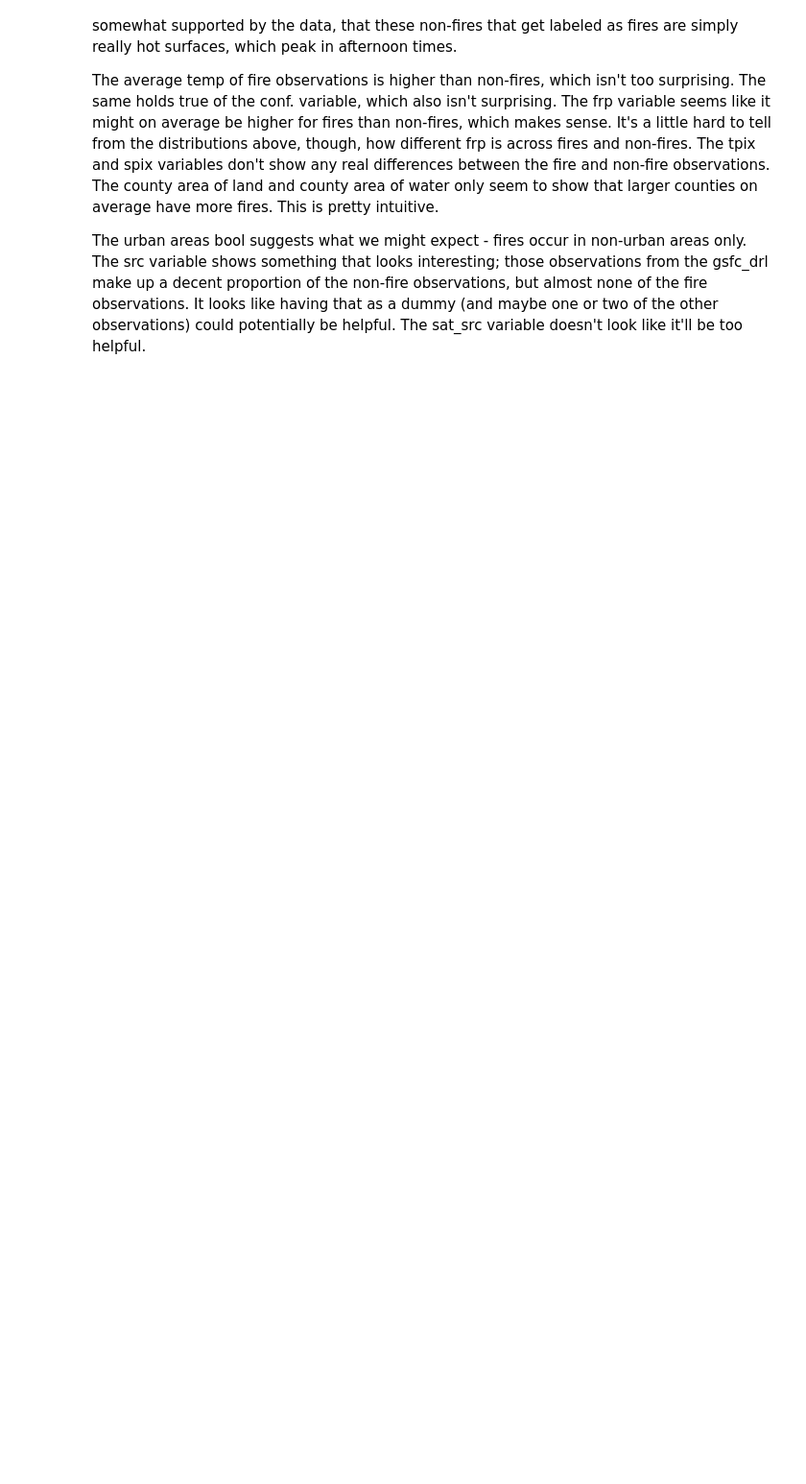
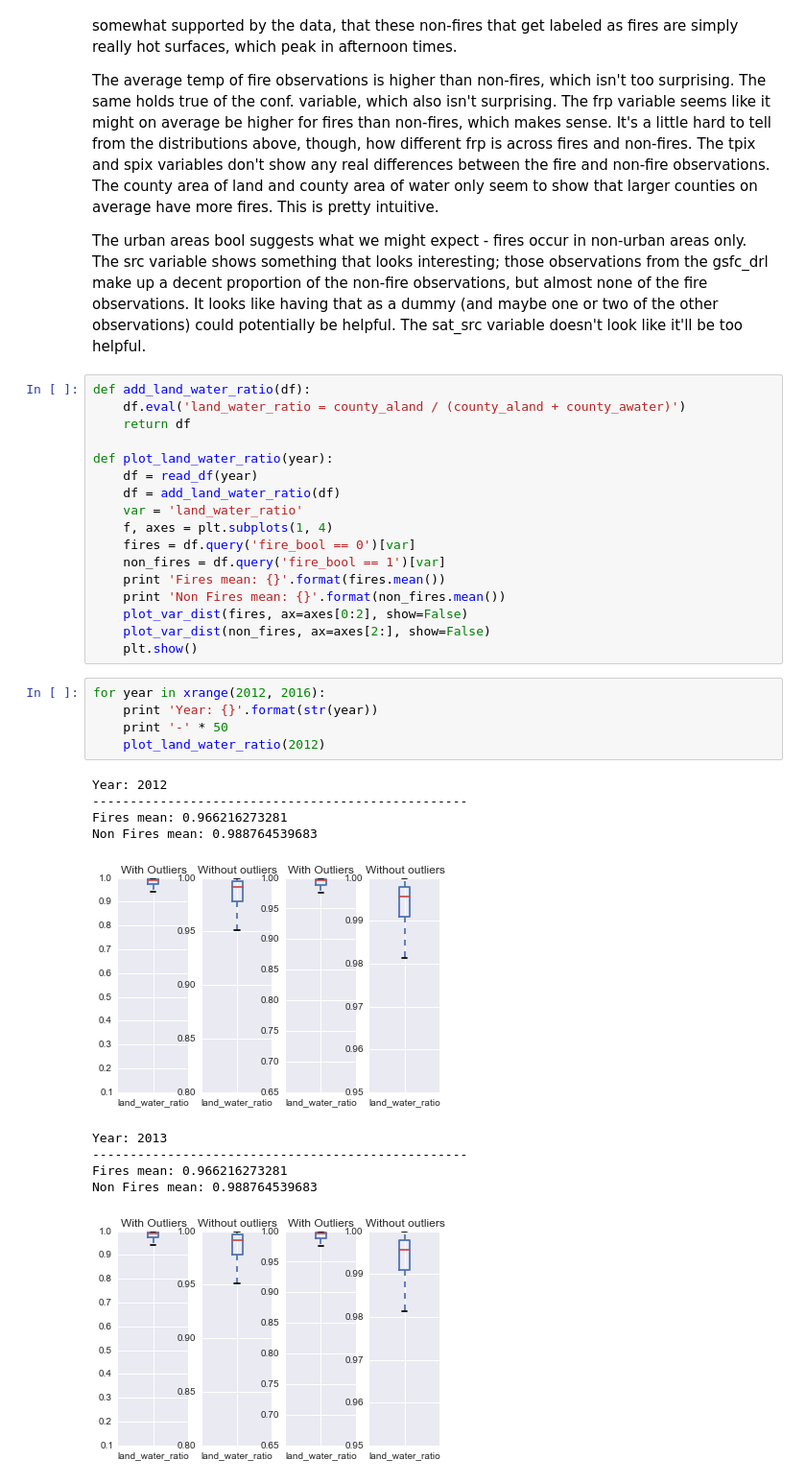
Before and after one commit to sallamander/forest-fires, a Jupyter notebook: code/eda-viz/in_proj/distribution_exploration.ipynb, the cells around one changed output. Shown at 96% size. Saved outputs shown, nothing was run; the diff lists cells and outputs as text; blank space fills up the shorter version.

Commit message:
Add plots for land_water_ratio

```diff
--- a/code/eda-viz/in_proj/distribution_exploration.ipynb
+++ b/code/eda-viz/in_proj/distribution_exploration.ipynb
@@ -175,3 +175,36 @@ The gmt distributions are fairly interesting. If we look at those from non-fire
 The average temp of fire observations is higher than non-fires, which isn't too surprising. The same holds true of the conf. variable, which also isn't surprising. The frp variable seems like it might on average be higher for fires than non-fires, which makes sense. It's a little hard to tell from the distributions above, though, how different frp is across fires and non-fires. The tpix and spix variables don't show any real differences between the fire and non-fire observations. The county area of land and county area of water only seem to show that larger counties on average have more fires. This is pretty intuitive.
 
 The urban areas bool suggests what we might expect - fires occur in non-urban areas only. The src variable shows something that looks interesting; those observations from the gsfc_drl make up a decent proportion of the non-fire observations, but almost none of the fire observations. It looks like having that as a dummy (and maybe one or two of the other observations) could potentially be helpful. The sat_src variable doesn't look like it'll be too helpful.
+# %%
+def add_land_water_ratio(df):
+    df.eval('land_water_ratio = county_aland / (county_aland + county_awater)')
+    return df
+
+def plot_land_water_ratio(year):
+    df = read_df(year)
+    df = add_land_water_ratio(df)
+    var = 'land_water_ratio'
+    f, axes = plt.subplots(1, 4)
+    fires = df.query('fire_bool == 0')[var]
+    non_fires = df.query('fire_bool == 1')[var]
+    print 'Fires mean: {}'.format(fires.mean())
+    print 'Non Fires mean: {}'.format(non_fires.mean())
+    plot_var_dist(fires, ax=axes[0:2], show=False)
+    plot_var_dist(non_fires, ax=axes[2:], show=False)
+    plt.show()
+# %%
+for year in xrange(2012, 2016):
+    print 'Year: {}'.format(str(year))
+    print '-' * 50
+    plot_land_water_ratio(2012)
+# %% [output]
+Year: 2012
+--------------------------------------------------
+Fires mean: 0.966216273281
+Non Fires mean: 0.988764539683
+[figure, added]
+Year: 2013
+--------------------------------------------------
+Fires mean: 0.966216273281
+Non Fires mean: 0.988764539683
+[figure, added]
```
Also changed, not shown: parts of 1 cell of this notebook.
